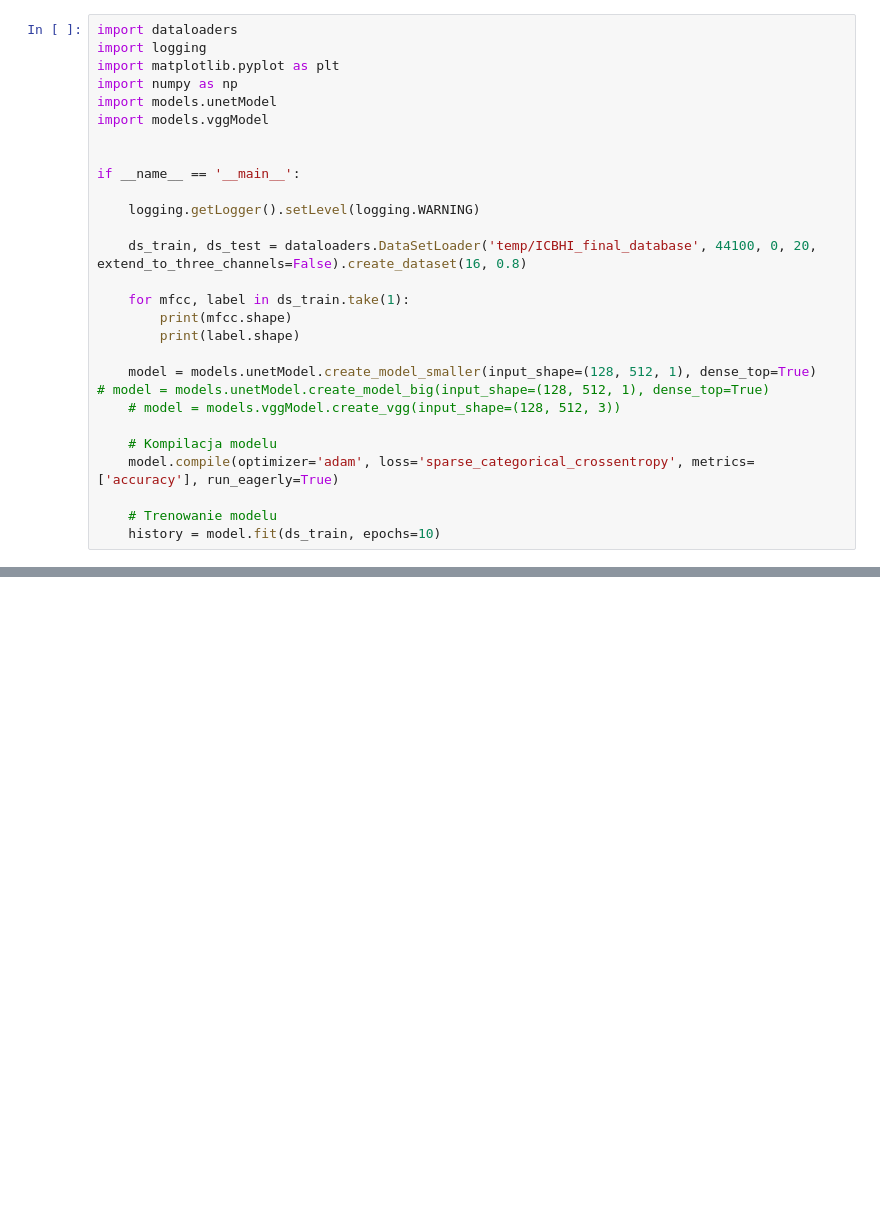
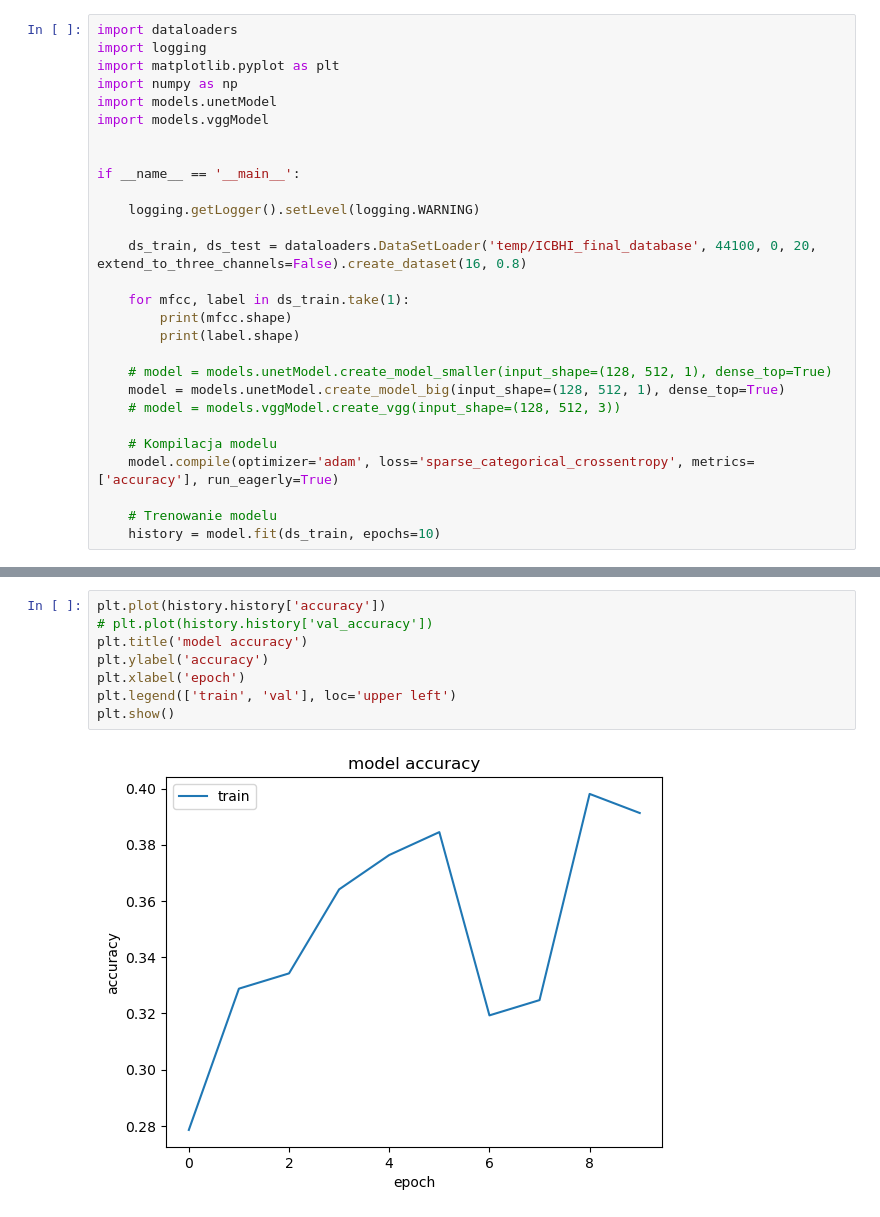
Before and after one commit to LukZawadzki/respiratory_anomalies, a Jupyter notebook: main.ipynb, the cells around one changed output, grey strips where cells are left out. Drawn from its saved outputs; the diff is of its cells as text; blank space fills up the shorter version.

Commit message:
results Unet big 10

```diff
--- a/main.ipynb
+++ b/main.ipynb
@@ -17,7 +17,8 @@ if __name__ == '__main__':
         print(mfcc.shape)
         print(label.shape)
 
-    model = models.unetModel.create_model_smaller(input_shape=(128, 512, 1), dense_top=True)    # model = models.unetModel.create_model_big(input_shape=(128, 512, 1), dense_top=True)
+    # model = models.unetModel.create_model_smaller(input_shape=(128, 512, 1), dense_top=True)
+    model = models.unetModel.create_model_big(input_shape=(128, 512, 1), dense_top=True)
     # model = models.vggModel.create_vgg(input_shape=(128, 512, 3))
 
     # Kompilacja modelu
@@ -50,0 +60,10 @@ KeyboardInterrupt:
+# %%
+plt.plot(history.history['accuracy'])
+# plt.plot(history.history['val_accuracy'])
+plt.title('model accuracy')
+plt.ylabel('accuracy')
+plt.xlabel('epoch')
+plt.legend(['train', 'val'], loc='upper left')
+plt.show()
+# %% [output]
+[figure, added]
```
Also changed, not shown: parts of 4 cells of this notebook, 2 other files.
